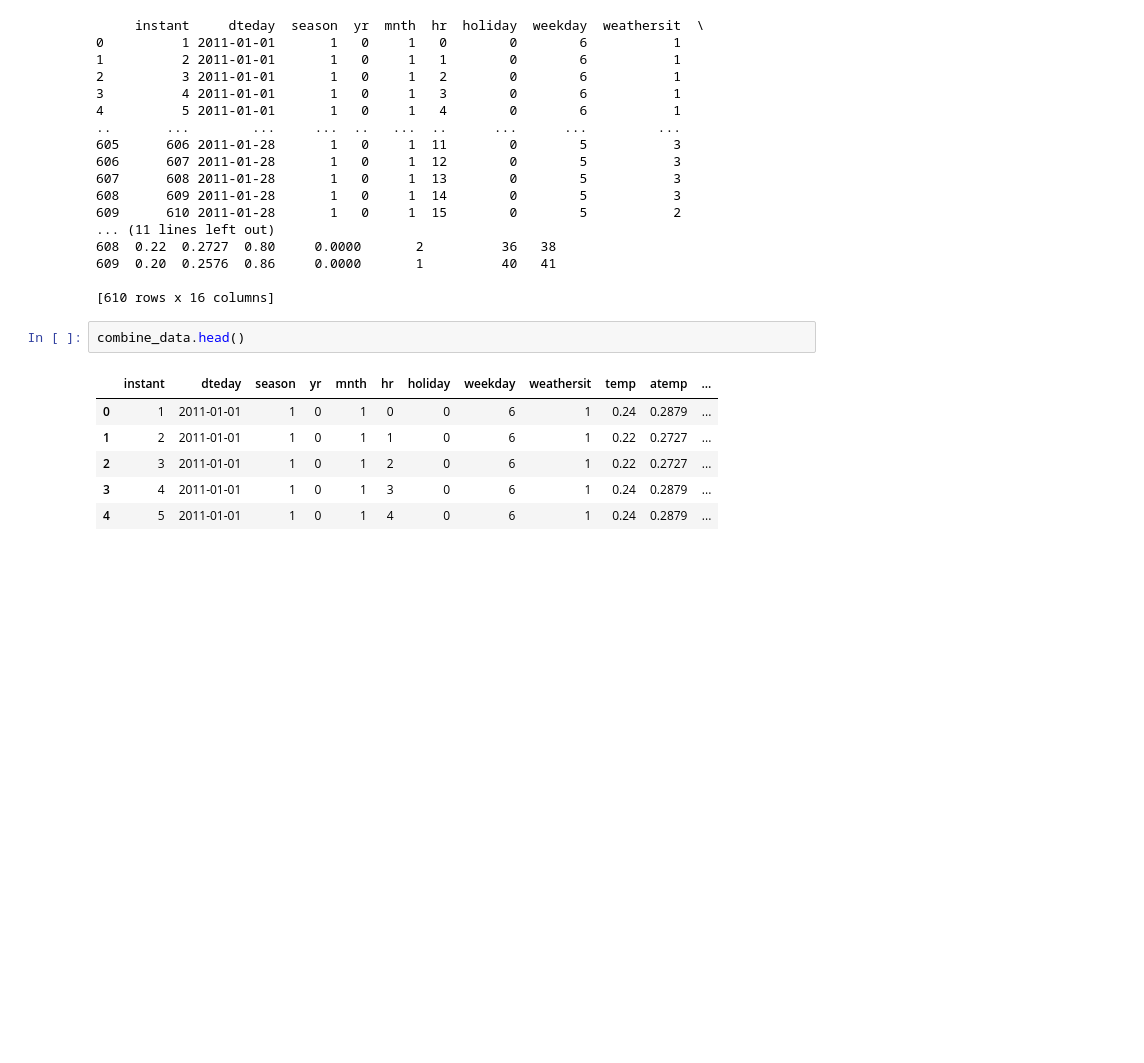
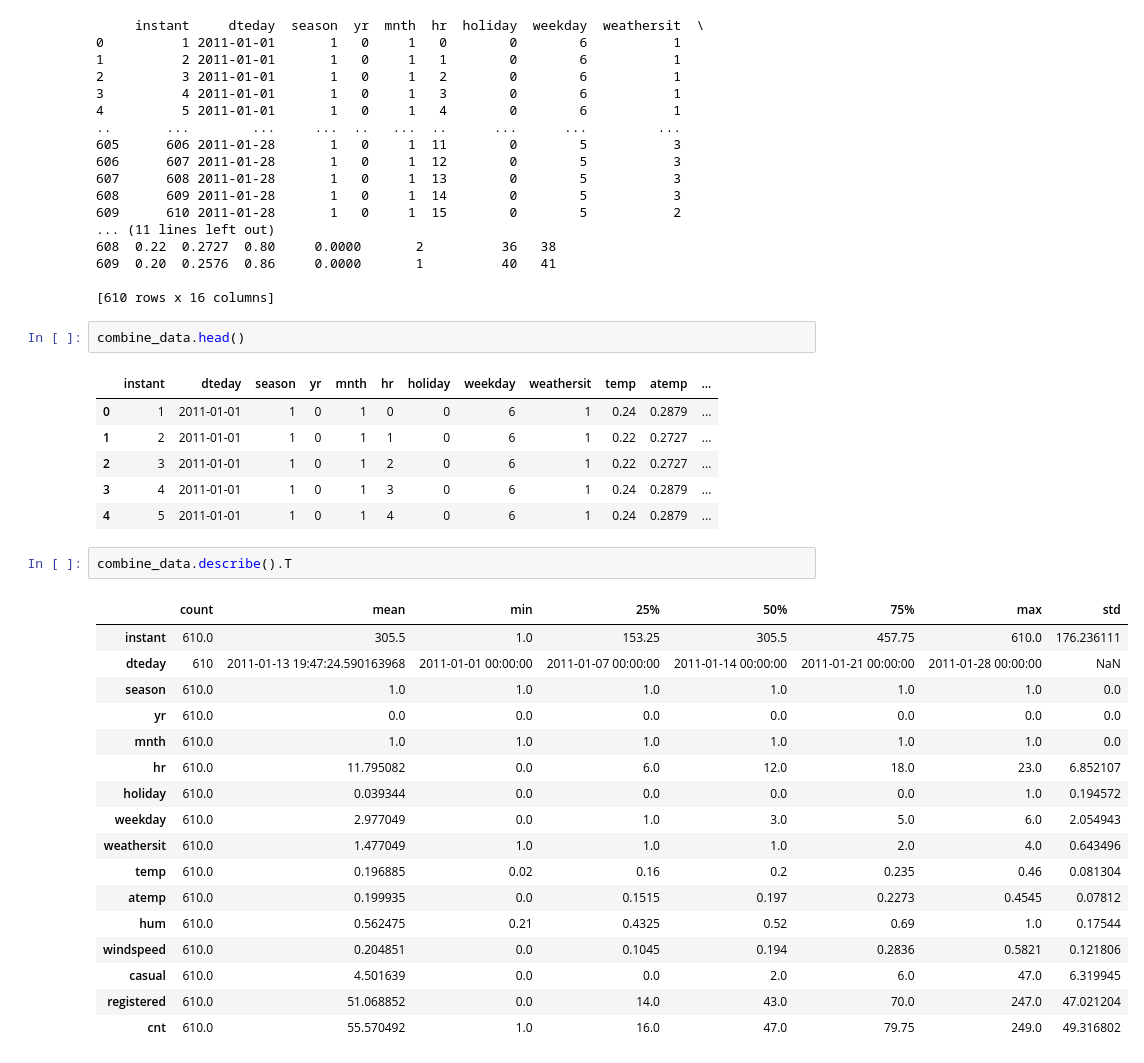
Before and after one commit to Savaliyaniks1/project_2, a Jupyter notebook: Project_2.ipynb, the cells around one changed output. Cells and saved outputs as stored; diff of their text form; blank space fills up the shorter version.

```diff
--- a/Project_2.ipynb
+++ b/Project_2.ipynb
@@ -472,3 +472,23 @@ combine_data.head()
 | 2 | 3 | 2011-01-01 | 1 | 0 | 1 | 2 | 0 | 6 | 1 | 0.22 | 0.2727 | ... |
 | 3 | 4 | 2011-01-01 | 1 | 0 | 1 | 3 | 0 | 6 | 1 | 0.24 | 0.2879 | ... |
 | 4 | 5 | 2011-01-01 | 1 | 0 | 1 | 4 | 0 | 6 | 1 | 0.24 | 0.2879 | ... |
+# %%
+combine_data.describe().T
+# %% [output]
+|  | count | mean | min | 25% | 50% | 75% | max | std |
+| instant | 610.0 | 305.5 | 1.0 | 153.25 | 305.5 | 457.75 | 610.0 | 176.236111 |
+| dteday | 610 | 2011-01-13 19:47:24.590163968 | 2011-01-01 00:00:00 | 2011-01-07 00:00:00 | 2011-01-14 00:00:00 | 2011-01-21 00:00:00 | 2011-01-28 00:00:00 | NaN |
+| season | 610.0 | 1.0 | 1.0 | 1.0 | 1.0 | 1.0 | 1.0 | 0.0 |
+| yr | 610.0 | 0.0 | 0.0 | 0.0 | 0.0 | 0.0 | 0.0 | 0.0 |
+| mnth | 610.0 | 1.0 | 1.0 | 1.0 | 1.0 | 1.0 | 1.0 | 0.0 |
+| hr | 610.0 | 11.795082 | 0.0 | 6.0 | 12.0 | 18.0 | 23.0 | 6.852107 |
+| holiday | 610.0 | 0.039344 | 0.0 | 0.0 | 0.0 | 0.0 | 1.0 | 0.194572 |
+| weekday | 610.0 | 2.977049 | 0.0 | 1.0 | 3.0 | 5.0 | 6.0 | 2.054943 |
+| weathersit | 610.0 | 1.477049 | 1.0 | 1.0 | 1.0 | 2.0 | 4.0 | 0.643496 |
+| temp | 610.0 | 0.196885 | 0.02 | 0.16 | 0.2 | 0.235 | 0.46 | 0.081304 |
+| atemp | 610.0 | 0.199935 | 0.0 | 0.1515 | 0.197 | 0.2273 | 0.4545 | 0.07812 |
+| hum | 610.0 | 0.562475 | 0.21 | 0.4325 | 0.52 | 0.69 | 1.0 | 0.17544 |
+| windspeed | 610.0 | 0.204851 | 0.0 | 0.1045 | 0.194 | 0.2836 | 0.5821 | 0.121806 |
+| casual | 610.0 | 4.501639 | 0.0 | 0.0 | 2.0 | 6.0 | 47.0 | 6.319945 |
+| registered | 610.0 | 51.068852 | 0.0 | 14.0 | 43.0 | 70.0 | 247.0 | 47.021204 |
+| cnt | 610.0 | 55.570492 | 1.0 | 16.0 | 47.0 | 79.75 | 249.0 | 49.316802 |
```
